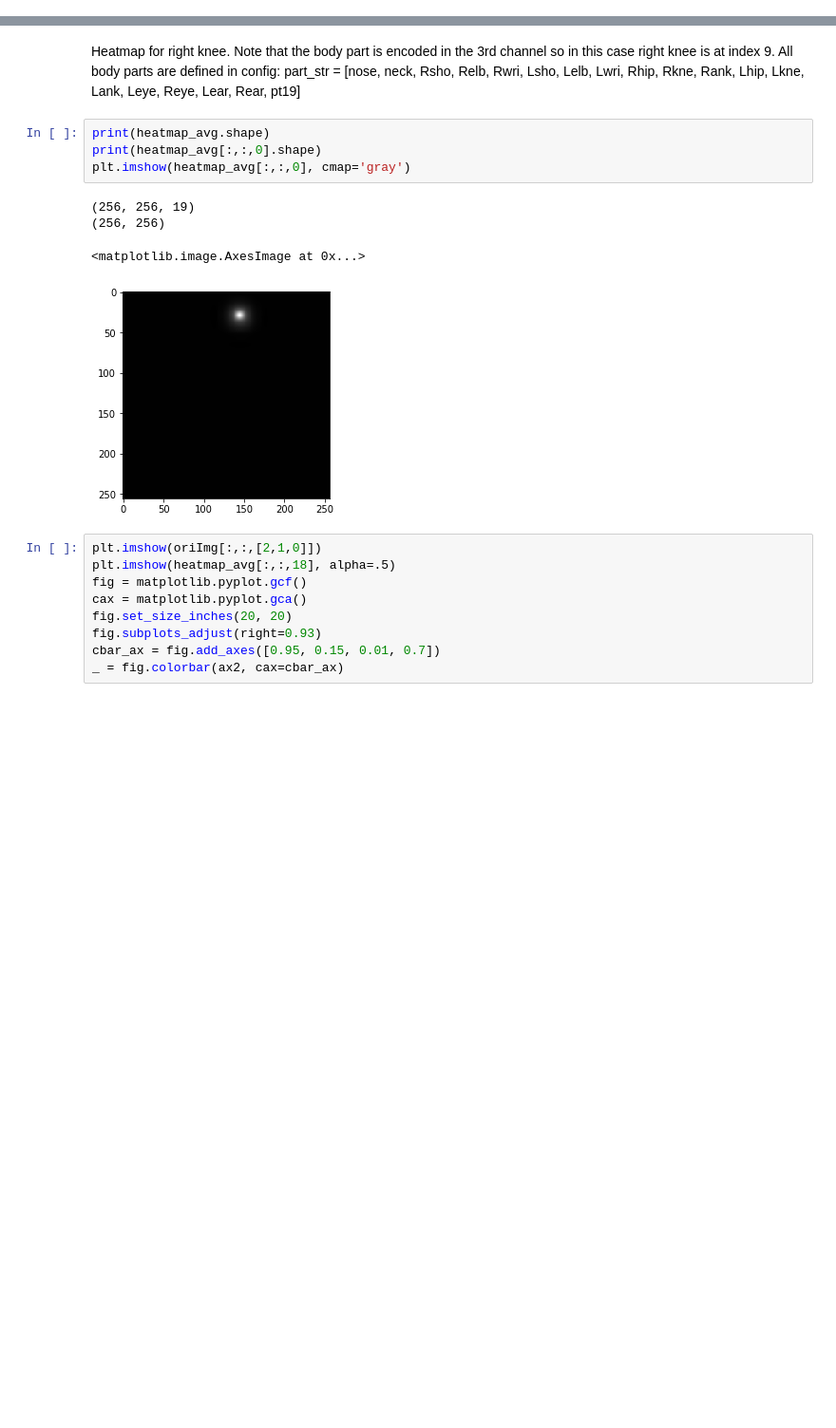
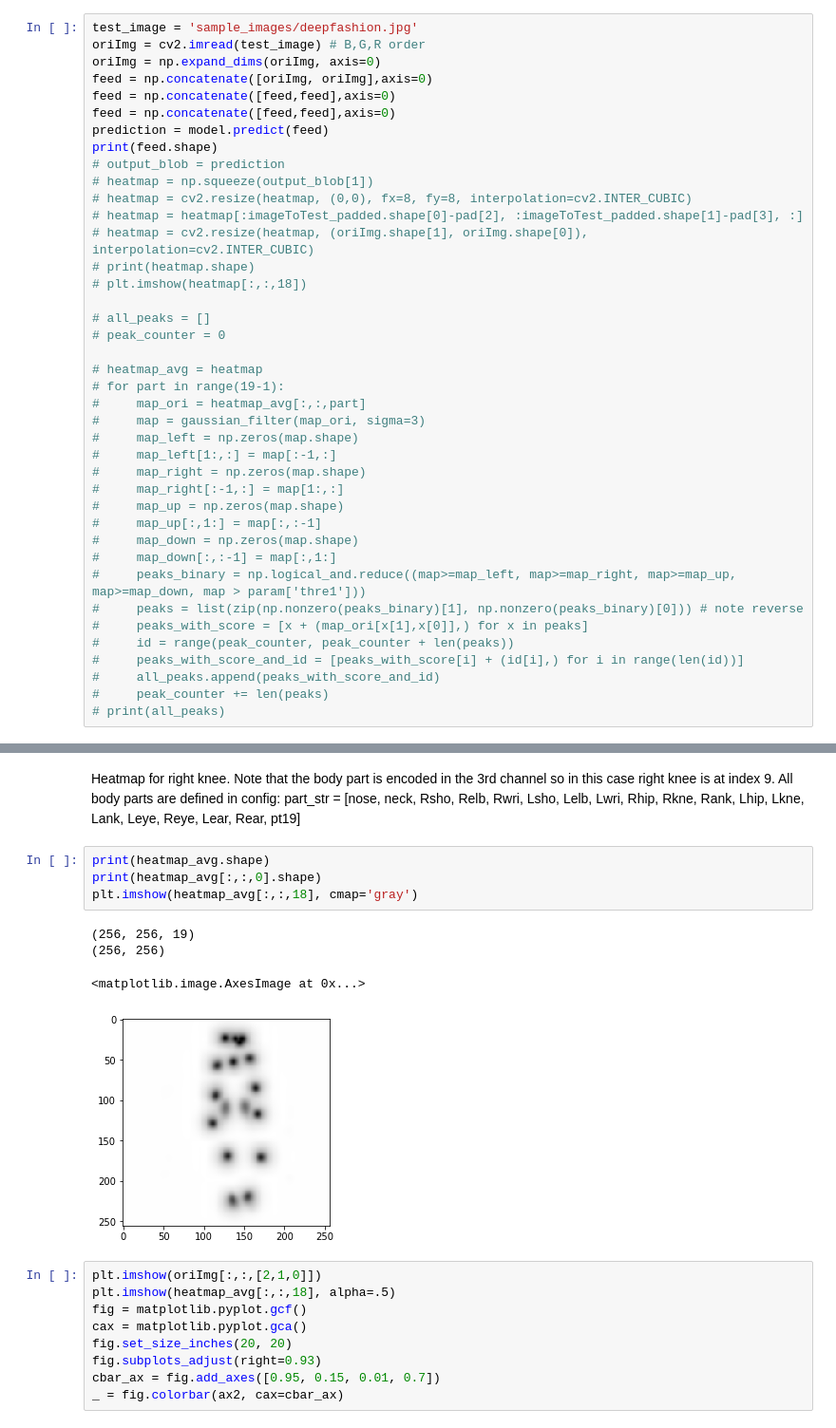
Before and after one commit to samuelzhouhe/poseGuidedImgGeneration, a Jupyter notebook: keras_Realtime_Multi-Person_Pose_Estimation/demo.ipynb, the cells around one changed output, grey strips where cells are left out. Shown at 95% size. Drawn from its saved outputs; the diff is of its cells as text; blank space fills up the shorter version.

```diff
--- a/keras_Realtime_Multi-Person_Pose_Estimation/demo.ipynb
+++ b/keras_Realtime_Multi-Person_Pose_Estimation/demo.ipynb
@@ -158,0 +159,40 @@ Show sample heatmaps for right elbow and paf for right wrist and right elbow
+# %%
+test_image = 'sample_images/deepfashion.jpg'
+oriImg = cv2.imread(test_image) # B,G,R order
+oriImg = np.expand_dims(oriImg, axis=0)
+feed = np.concatenate([oriImg, oriImg],axis=0)
+feed = np.concatenate([feed,feed],axis=0)
+feed = np.concatenate([feed,feed],axis=0)
+prediction = model.predict(feed)
+print(feed.shape)
+# output_blob = prediction
+# heatmap = np.squeeze(output_blob[1])
+# heatmap = cv2.resize(heatmap, (0,0), fx=8, fy=8, interpolation=cv2.INTER_CUBIC)
+# heatmap = heatmap[:imageToTest_padded.shape[0]-pad[2], :imageToTest_padded.shape[1]-pad[3], :]
+# heatmap = cv2.resize(heatmap, (oriImg.shape[1], oriImg.shape[0]), interpolation=cv2.INTER_CUBIC)
+# print(heatmap.shape)
+# plt.imshow(heatmap[:,:,18])
+
+# all_peaks = []
+# peak_counter = 0
+
+# heatmap_avg = heatmap
+# for part in range(19-1):
+#     map_ori = heatmap_avg[:,:,part]
+#     map = gaussian_filter(map_ori, sigma=3)
+#     map_left = np.zeros(map.shape)
+#     map_left[1:,:] = map[:-1,:]
+#     map_right = np.zeros(map.shape)
+#     map_right[:-1,:] = map[1:,:]
+#     map_up = np.zeros(map.shape)
+#     map_up[:,1:] = map[:,:-1]
+#     map_down = np.zeros(map.shape)
+#     map_down[:,:-1] = map[:,1:]
+#     peaks_binary = np.logical_and.reduce((map>=map_left, map>=map_right, map>=map_up, map>=map_down, map > param['thre1']))
+#     peaks = list(zip(np.nonzero(peaks_binary)[1], np.nonzero(peaks_binary)[0])) # note reverse
+#     peaks_with_score = [x + (map_ori[x[1],x[0]],) for x in peaks]
+#     id = range(peak_counter, peak_counter + len(peaks))
+#     peaks_with_score_and_id = [peaks_with_score[i] + (id[i],) for i in range(len(id))]
+#     all_peaks.append(peaks_with_score_and_id)
+#     peak_counter += len(peaks)
+# print(all_peaks)
@@ -236,12 +287,12 @@ part_str = [nose, neck, Rsho, Relb, Rwri, Lsho, Lelb, Lwri, Rhip, Rkne, Rank, Lh
 # %%
 print(heatmap_avg.shape)
 print(heatmap_avg[:,:,0].shape)
-plt.imshow(heatmap_avg[:,:,0], cmap='gray')
+plt.imshow(heatmap_avg[:,:,18], cmap='gray')
 # %% [output]
 (256, 256, 19)
 (256, 256)
 <matplotlib.image.AxesImage at 0x...>
-[figure, old version]
+[figure, new version]
 # %%
 plt.imshow(oriImg[:,:,[2,1,0]])
 plt.imshow(heatmap_avg[:,:,18], alpha=.5)
```
Also changed, not shown: parts of 6 cells of this notebook, 1 other file.
